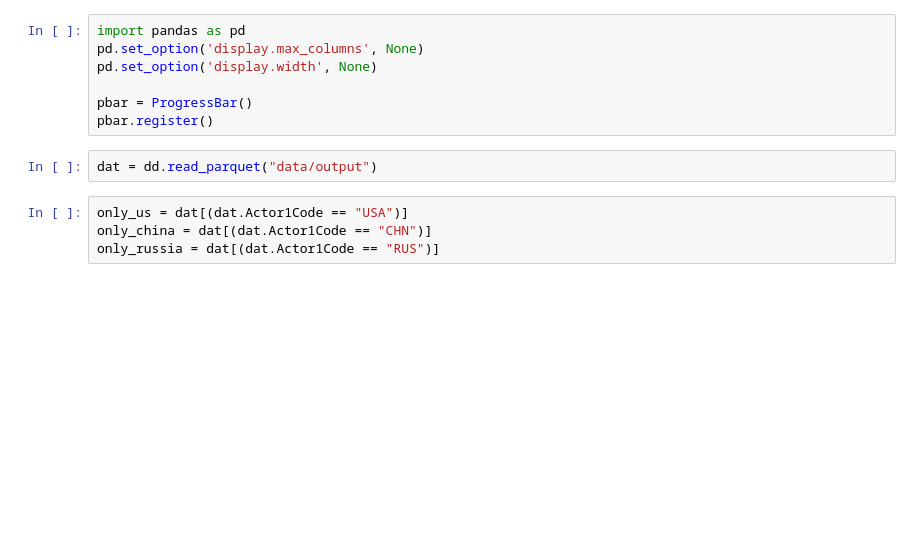
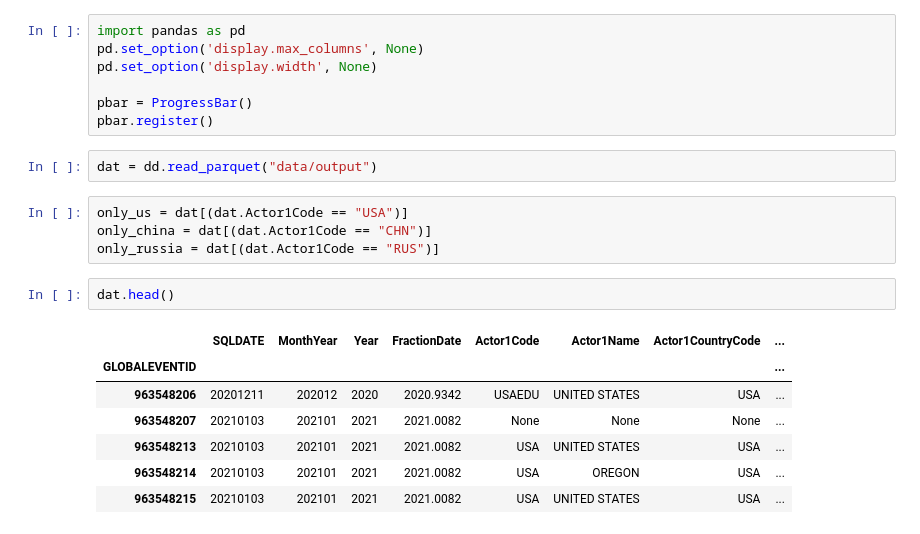
Before and after one commit to ianmkim/stele, a Jupyter notebook: clustering.ipynb, the cells around one changed output. Drawn from its saved outputs; the diff is of its cells as text; blank space fills up the shorter version.

```diff
--- a/clustering.ipynb
+++ b/clustering.ipynb
@@ -31,3 +24,13 @@ dat = dd.read_parquet("data/output")
 only_us = dat[(dat.Actor1Code == "USA")]
 only_china = dat[(dat.Actor1Code == "CHN")]
 only_russia = dat[(dat.Actor1Code == "RUS")]
+# %%
+dat.head()
+# %% [output]
+|  | SQLDATE | MonthYear | Year | FractionDate | Actor1Code | Actor1Name | Actor1CountryCode | ... |
+| GLOBALEVENTID |  |  |  |  |  |  |  | ... |
+| 963548206 | 20201211 | 202012 | 2020 | 2020.9342 | USAEDU | UNITED STATES | USA | ... |
+| 963548207 | 20210103 | 202101 | 2021 | 2021.0082 | None | None | None | ... |
+| 963548213 | 20210103 | 202101 | 2021 | 2021.0082 | USA | UNITED STATES | USA | ... |
+| 963548214 | 20210103 | 202101 | 2021 | 2021.0082 | USA | OREGON | USA | ... |
+| 963548215 | 20210103 | 202101 | 2021 | 2021.0082 | USA | UNITED STATES | USA | ... |
```
Also changed, not shown: parts of 9 cells of this notebook.
